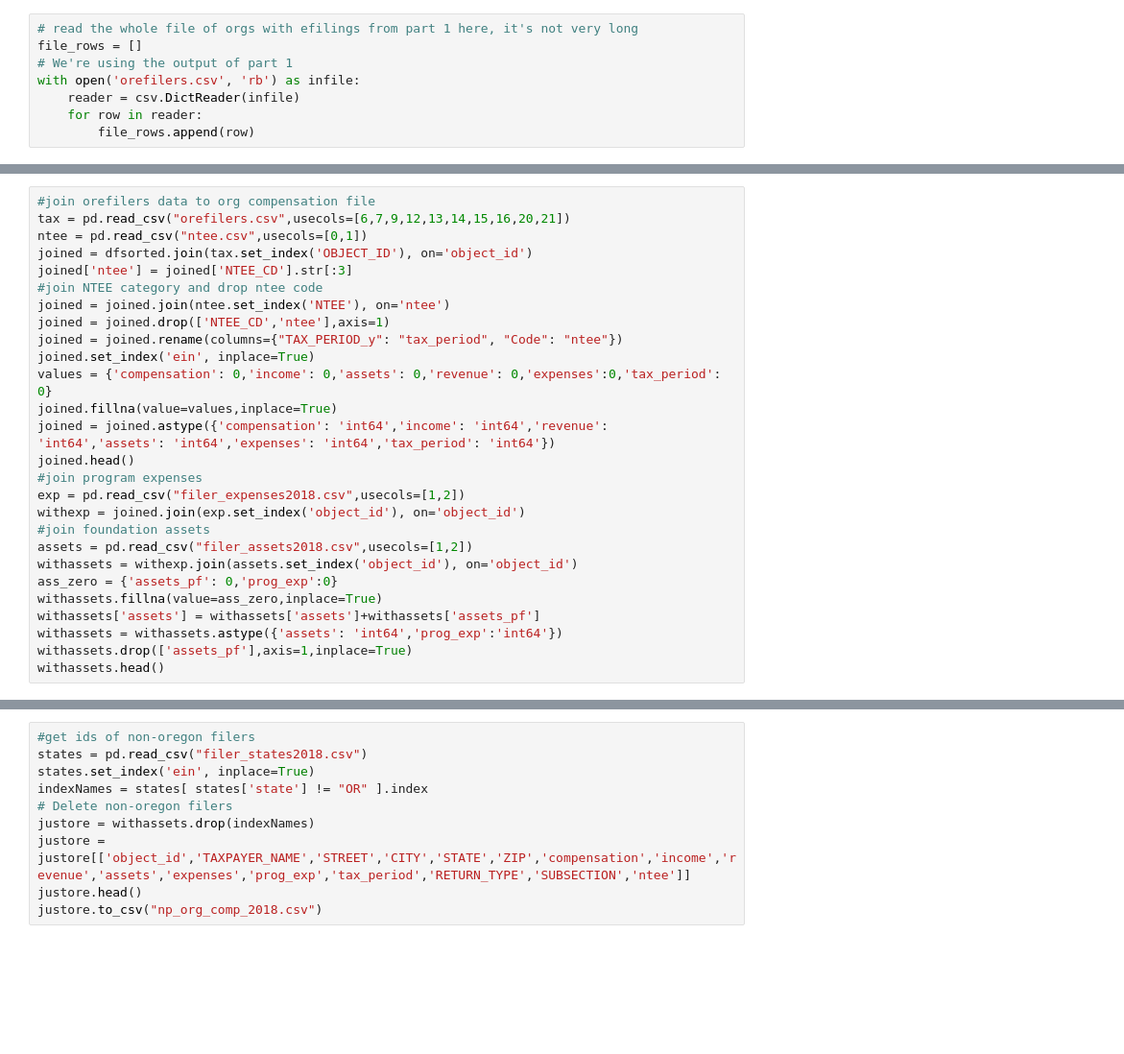
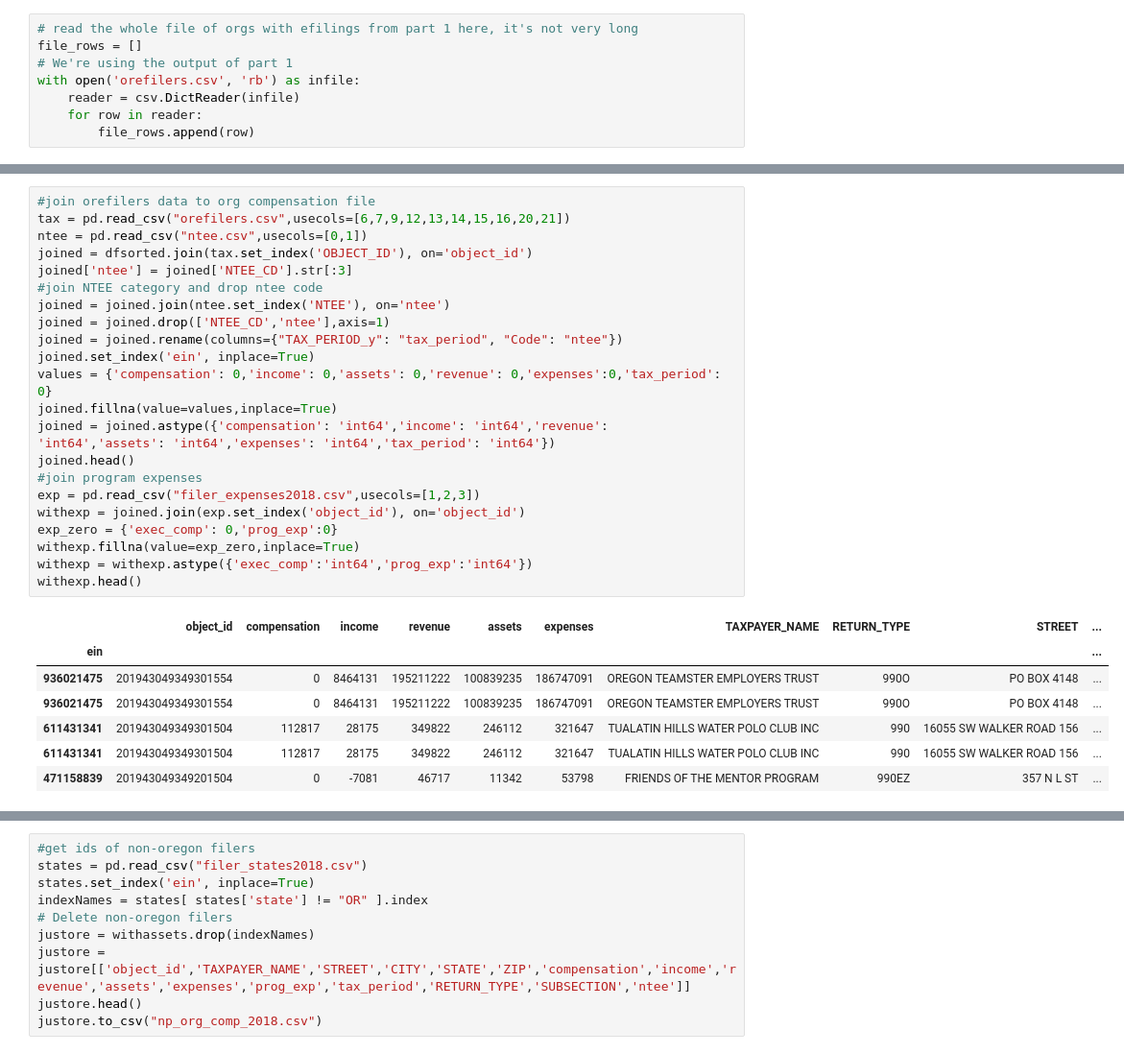
Before and after one commit to TheOregonian/irsx_cookbook, a Jupyter notebook: 3.multi_form_example.ipynb, the cells around one changed output, grey strips where cells are left out. Shown at 96% size. Saved outputs shown, nothing was run; the diff lists cells and outputs as text; blank space fills up the shorter version.

```diff
--- a/3.multi_form_example.ipynb
+++ b/3.multi_form_example.ipynb
@@ -262,27 +306,30 @@ dfsorted.head()
 # %%
 #join orefilers data to org compensation file
 tax = pd.read_csv("orefilers.csv",usecols=[6,7,9,12,13,14,15,16,20,21])
 ntee = pd.read_csv("ntee.csv",usecols=[0,1])
 joined = dfsorted.join(tax.set_index('OBJECT_ID'), on='object_id')
 joined['ntee'] = joined['NTEE_CD'].str[:3]
 #join NTEE category and drop ntee code
 joined = joined.join(ntee.set_index('NTEE'), on='ntee')
 joined = joined.drop(['NTEE_CD','ntee'],axis=1)
 joined = joined.rename(columns={"TAX_PERIOD_y": "tax_period", "Code": "ntee"})
 joined.set_index('ein', inplace=True)
 values = {'compensation': 0,'income': 0,'assets': 0,'revenue': 0,'expenses':0,'tax_period': 0}
 joined.fillna(value=values,inplace=True)
 joined = joined.astype({'compensation': 'int64','income': 'int64','revenue': 'int64','assets': 'int64','expenses': 'int64','tax_period': 'int64'})
 joined.head()
 #join program expenses
-exp = pd.read_csv("filer_expenses2018.csv",usecols=[1,2])
+exp = pd.read_csv("filer_expenses2018.csv",usecols=[1,2,3])
 withexp = joined.join(exp.set_index('object_id'), on='object_id')
-#join foundation assets
-assets = pd.read_csv("filer_assets2018.csv",usecols=[1,2])
-withassets = withexp.join(assets.set_index('object_id'), on='object_id')
-ass_zero = {'assets_pf': 0,'prog_exp':0}
-withassets.fillna(value=ass_zero,inplace=True)
-withassets['assets'] = withassets['assets']+withassets['assets_pf']
-withassets = withassets.astype({'assets': 'int64','prog_exp':'int64'})
-withassets.drop(['assets_pf'],axis=1,inplace=True)
-withassets.head()
+exp_zero = {'exec_comp': 0,'prog_exp':0}
+withexp.fillna(value=exp_zero,inplace=True)
+withexp = withexp.astype({'exec_comp':'int64','prog_exp':'int64'})
+withexp.head()
+# %% [output]
+|  | object_id | compensation | income | revenue | assets | expenses | TAXPAYER_NAME | RETURN_TYPE | STREET | ... |
+| ein |  |  |  |  |  |  |  |  |  | ... |
+| 936021475 | 201943049349301554 | 0 | 8464131 | 195211222 | 100839235 | 186747091 | OREGON TEAMSTER EMPLOYERS TRUST | 990O | PO BOX 4148 | ... |
+| 936021475 | 201943049349301554 | 0 | 8464131 | 195211222 | 100839235 | 186747091 | OREGON TEAMSTER EMPLOYERS TRUST | 990O | PO BOX 4148 | ... |
+| 611431341 | 201943049349301504 | 112817 | 28175 | 349822 | 246112 | 321647 | TUALATIN HILLS WATER POLO CLUB INC | 990 | 16055 SW WALKER ROAD 156 | ... |
+| 611431341 | 201943049349301504 | 112817 | 28175 | 349822 | 246112 | 321647 | TUALATIN HILLS WATER POLO CLUB INC | 990 | 16055 SW WALKER ROAD 156 | ... |
+| 471158839 | 201943049349201504 | 0 | -7081 | 46717 | 11342 | 53798 | FRIENDS OF THE MENTOR PROGRAM | 990EZ | 357 N L ST | ... |
```
Also changed, not shown: parts of 11 cells of this notebook, 11 other files.
